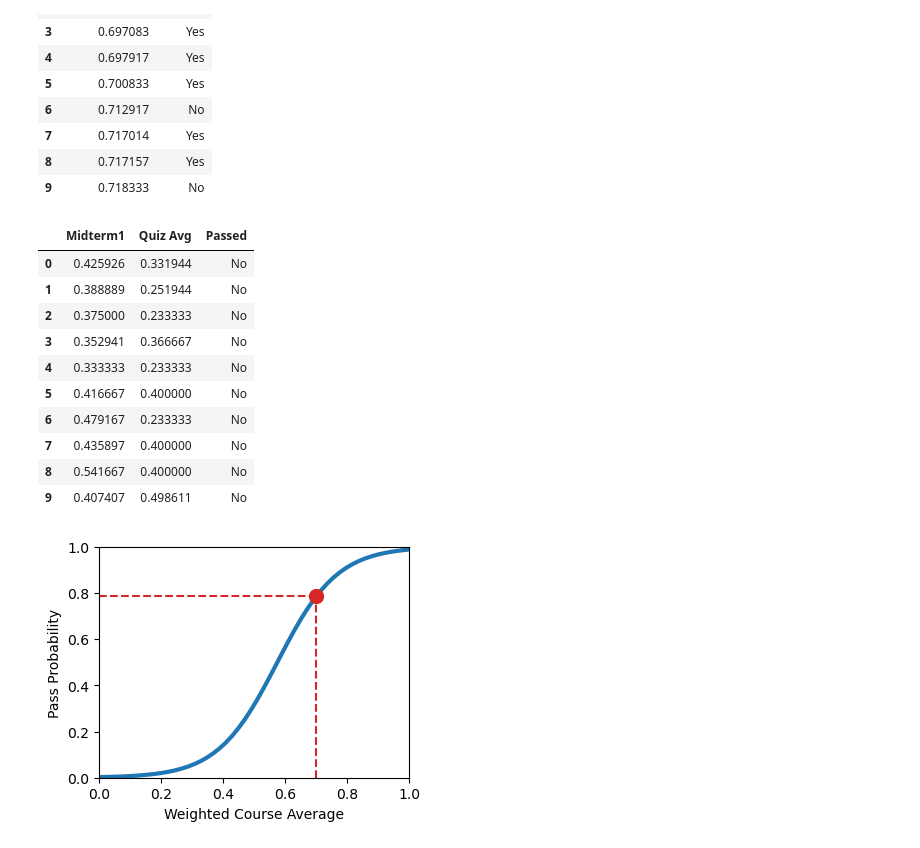
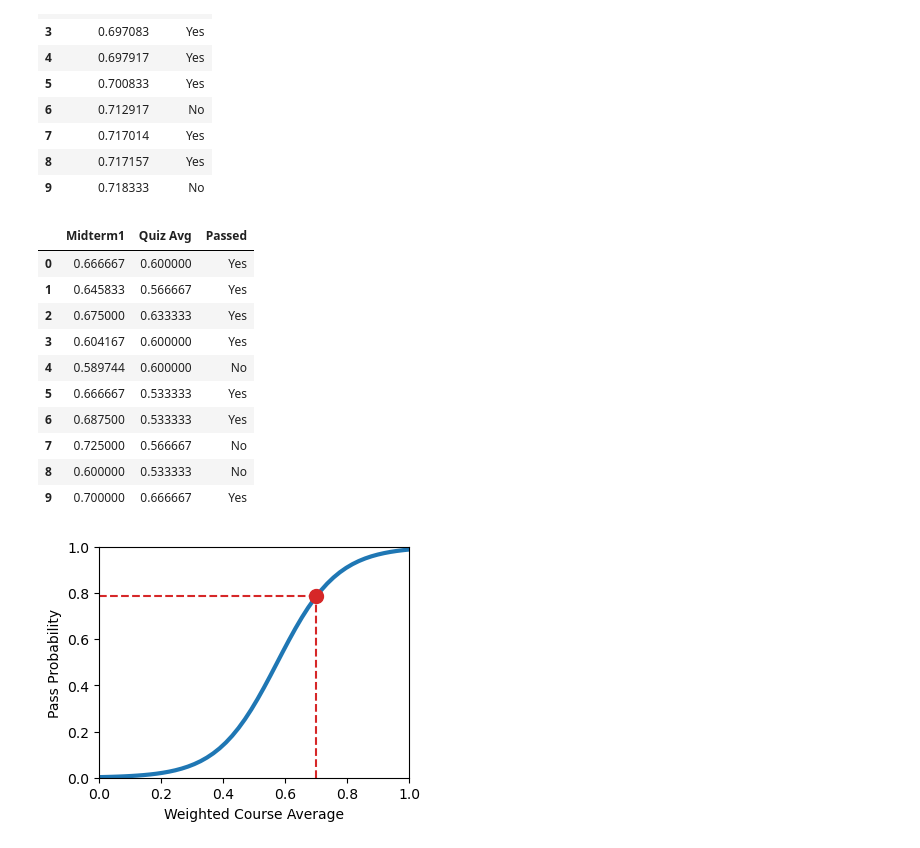
Before and after one commit to gyoung25/ODE_predict, a Jupyter notebook: ODE_predict.ipynb, the cells around one changed output. Saved outputs shown, nothing was run; the diff lists cells and outputs as text; code cells hidden in the pictures.

```diff
--- a/ODE_predict.ipynb
+++ b/ODE_predict.ipynb
@@ -591,22 +577,22 @@ def find_closest_2D(new_midterm1, new_quiz_avg, num_closest, X_some, y):
     df_closest.sort_values(by = ['Dist'], axis=0, inplace=True)
     return df_closest.drop('Dist', axis=1).reset_index(drop=True)
 # %%
-new_quiz_avg = 0.3
-new_mid1 = .4
+new_quiz_avg = 0.6
+new_mid1 = .65
 df_closest2 = find_closest_2D(new_mid1, new_quiz_avg, 10, X[['Quiz Avg', 'Midterm1']], y)
 df_closest2
 # %% [output]
 |  | Midterm1 | Quiz Avg | Passed |
-| 0 | 0.425926 | 0.331944 | No |
-| 1 | 0.388889 | 0.251944 | No |
-| 2 | 0.375000 | 0.233333 | No |
-| 3 | 0.352941 | 0.366667 | No |
-| 4 | 0.333333 | 0.233333 | No |
-| 5 | 0.416667 | 0.400000 | No |
-| 6 | 0.479167 | 0.233333 | No |
-| 7 | 0.435897 | 0.400000 | No |
-| 8 | 0.541667 | 0.400000 | No |
-| 9 | 0.407407 | 0.498611 | No |
+| 0 | 0.666667 | 0.600000 | Yes |
+| 1 | 0.645833 | 0.566667 | Yes |
+| 2 | 0.675000 | 0.633333 | Yes |
+| 3 | 0.604167 | 0.600000 | Yes |
+| 4 | 0.589744 | 0.600000 | No |
+| 5 | 0.666667 | 0.533333 | Yes |
+| 6 | 0.687500 | 0.533333 | Yes |
+| 7 | 0.725000 | 0.566667 | No |
+| 8 | 0.600000 | 0.533333 | No |
+| 9 | 0.700000 | 0.666667 | Yes |
 # %%
 def plot_prediction_1D(model, new_weighted_avg, X_weighted_avg, y):
     '''
```
Also changed, not shown: parts of 7 cells of this notebook, 1 other file.
